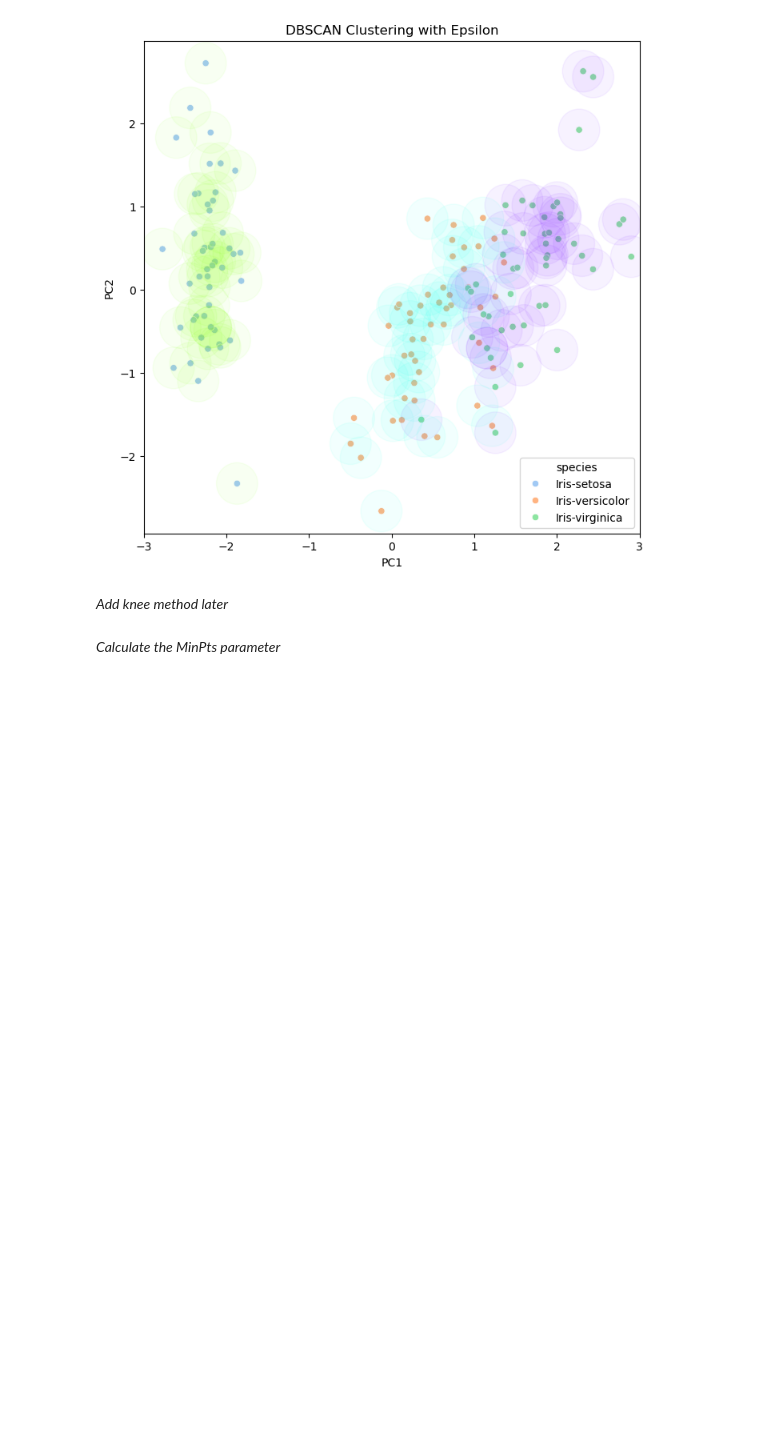
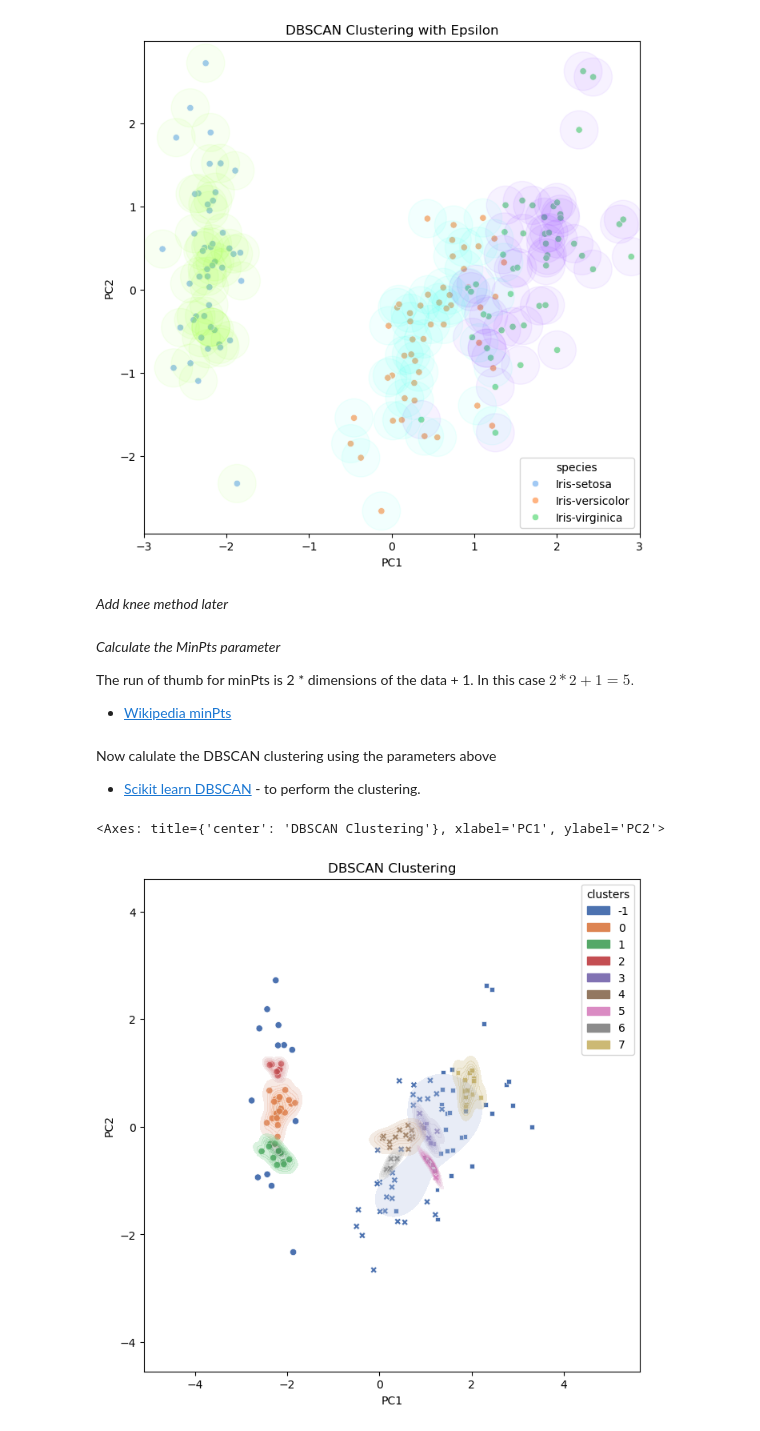
Before and after one commit to clydewatts1/pands-project, a Jupyter notebook: analysis_dbscan_cluster.ipynb, the cells around one changed output. Cells and saved outputs as stored; diff of their text form; code cells hidden in the pictures; blank space fills up the shorter version.

```diff
--- a/analysis_dbscan_cluster.ipynb
+++ b/analysis_dbscan_cluster.ipynb
@@ -296,5 +279,41 @@ plt.xlim(-3, 3)
 [figure]
 # %% [markdown]
 *Add knee method later*
-# %% [markdown]
-*Calculate the MinPts parameter*
+# %% [markdown]
+*Calculate the MinPts parameter*
+
+The run of thumb for minPts is 2 * dimensions of the data + 1. In this case $2 * 2 + 1 = 5.$
+
+- [Wikipedia minPts](https://en.wikipedia.org/wiki/DBSCAN#:~:text=DBSCAN%20requires%20two%20parameters%3A%20%CE%B5,points%2C%20a%20cluster%20is%20started.)
+# %% [markdown]
+Now calulate the DBSCAN clustering using the parameters above
+- [Scikit learn DBSCAN](https://scikit-learn.org/stable/modules/generated/sklearn.cluster.DBSCAN.html) - to perform the clustering.
+# %%
+# DBSCAN clustering
+# eps = 0.25, min_samples = 5
+
+from sklearn import metrics
+
+dbscan = DBSCAN(eps=eps, min_samples=5).fit(X_rpa)
+# get the labels for the clusters
+clusters = dbscan.fit_predict(X_rpa)
+# %%
+# using seaborn to plot the clusters
+fig, ax = plt.subplots(1, 1, figsize=(8, 8))
+ax.set_title("DBSCAN Clustering")
+ax.set_xlabel("PC1")
+ax.set_ylabel("PC2")
+# plot different markers based on species
+# use the clusters as the hue values
+# convert X_rpa to a dataframe
+df_rpa = pd.DataFrame(data=X_rpa, columns=["PC1", "PC2"])
+# add the clusters to the dataframe
+df_rpa["clusters"] = clusters
+# add the species to the dataframe
+df_rpa["species"] = df_iris["species"]
+sns.scatterplot(x='PC1', y='PC2', hue='clusters',ax=ax,style='species',data=df_rpa, palette="deep")
+# draw kdensity contours for the clusters
+sns.kdeplot(x='PC1', y='PC2', data=df_rpa, hue='clusters', ax=ax, palette="deep", fill=True, alpha=0.3)
+# %% [output]
+<Axes: title={'center': 'DBSCAN Clustering'}, xlabel='PC1', ylabel='PC2'>
+[figure, added]
```
Also changed, not shown: parts of 1 cell of this notebook, 14 other files.
